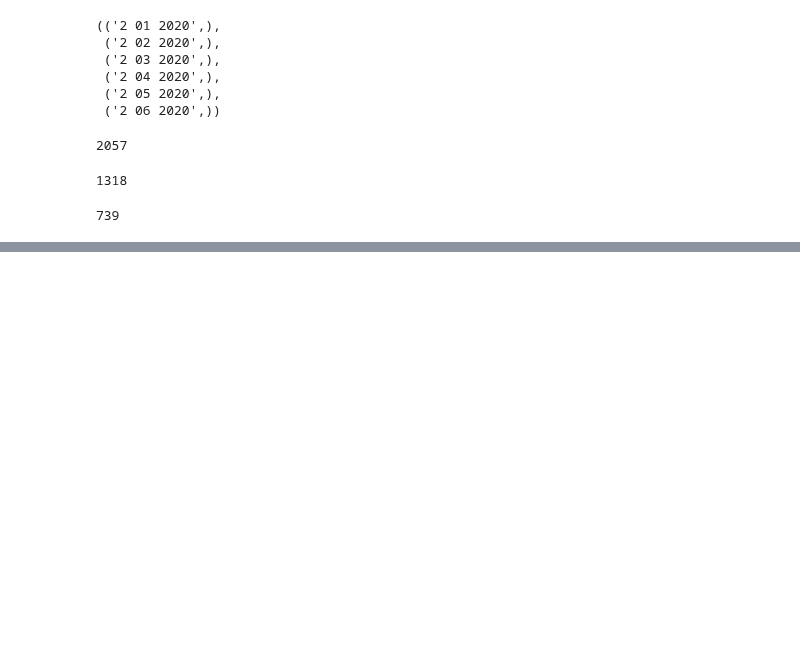
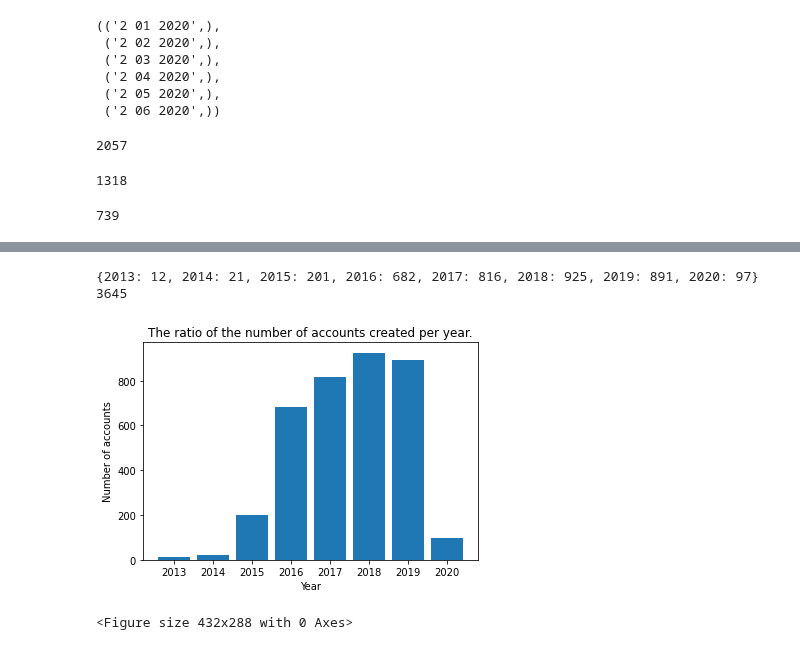
Before and after one commit to victor-s-santos/DataAnalystic-Test, a Jupyter notebook: Analysis2.ipynb, the cells around one changed output, grey strips where cells are left out. Cells and saved outputs as stored; diff of their text form; code cells hidden in the pictures; blank space fills up the shorter version.

```diff
--- a/Analysis2.ipynb
+++ b/Analysis2.ipynb
@@ -89,0 +148,3 @@ cursor.execute(weekend_days)
+# %%
+players = pd.read_csv('csv/players.csv')
+players
@@ -89,0 +165,34 @@ cursor.execute(weekend_days)
+# %%
+#Creating a dictionary of year: number of create accounts
+dicionario = {
+    2013 : 0,
+    2014 : 0,
+    2015 : 0,
+    2016 : 0,
+    2017 : 0,
+    2018 : 0,
+    2019 : 0,
+    2020 : 0,
+}
+for index, row in players.iterrows():
+        if int(row['cadastrado_em'][0:4]) in dicionario.keys():
+            n = int(row['cadastrado_em'][0:4])
+            dicionario[n] += 1
+        pass
+# %%
+#This way I get a dictionary{year_date: number_of_created_accounts}
+print(dicionario)
+print(sum(dicionario.values()))
+# %% [output]
+{2013: 12, 2014: 21, 2015: 201, 2016: 682, 2017: 816, 2018: 925, 2019: 891, 2020: 97}
+3645
+# %%
+plt.bar(*zip(*dicionario.items()))
+plt.title('The ratio of the number of accounts created per year.')
+plt.xlabel('Year')
+plt.ylabel('Number of accounts')
+plt.show()
+plt.savefig('images/accountbydate.png', dpi=400)
+# %% [output]
+[figure, added]
+<Figure size 432x288 with 0 Axes>
```
Also changed, not shown: parts of 9 cells of this notebook.
